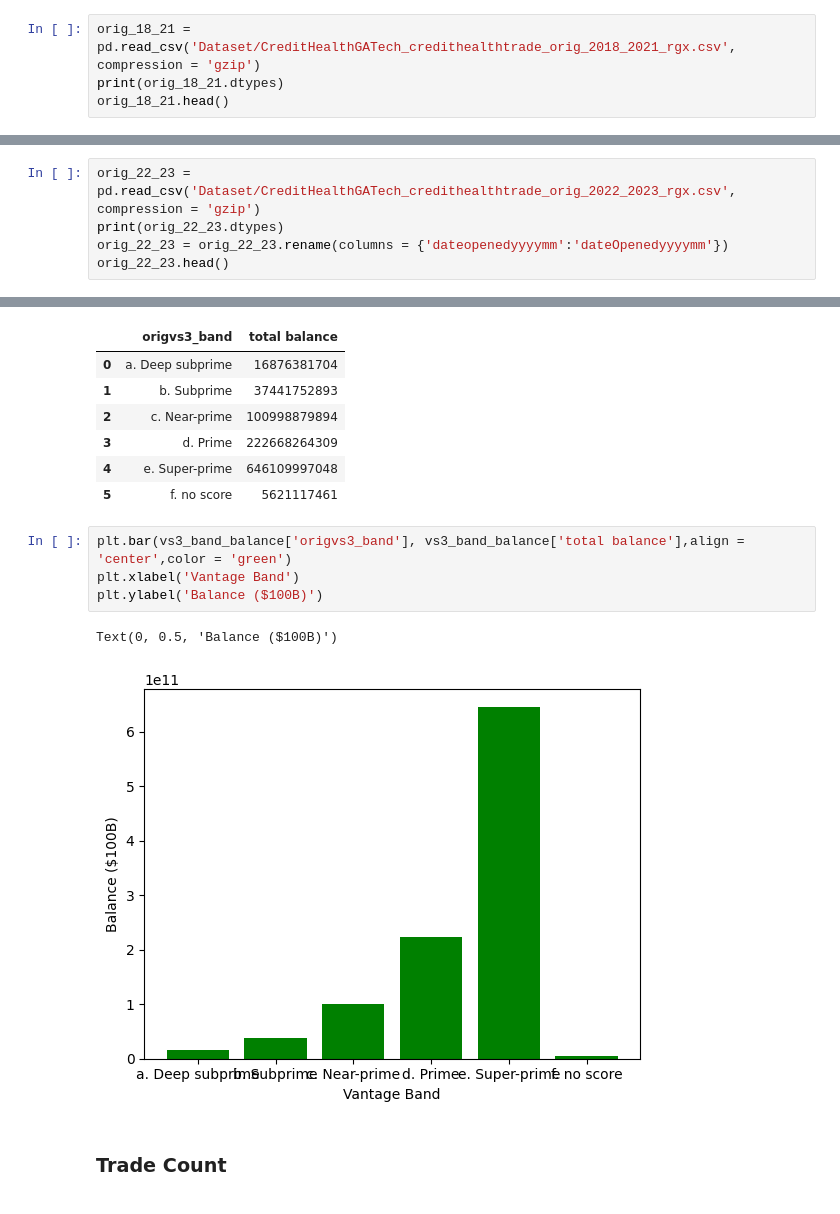
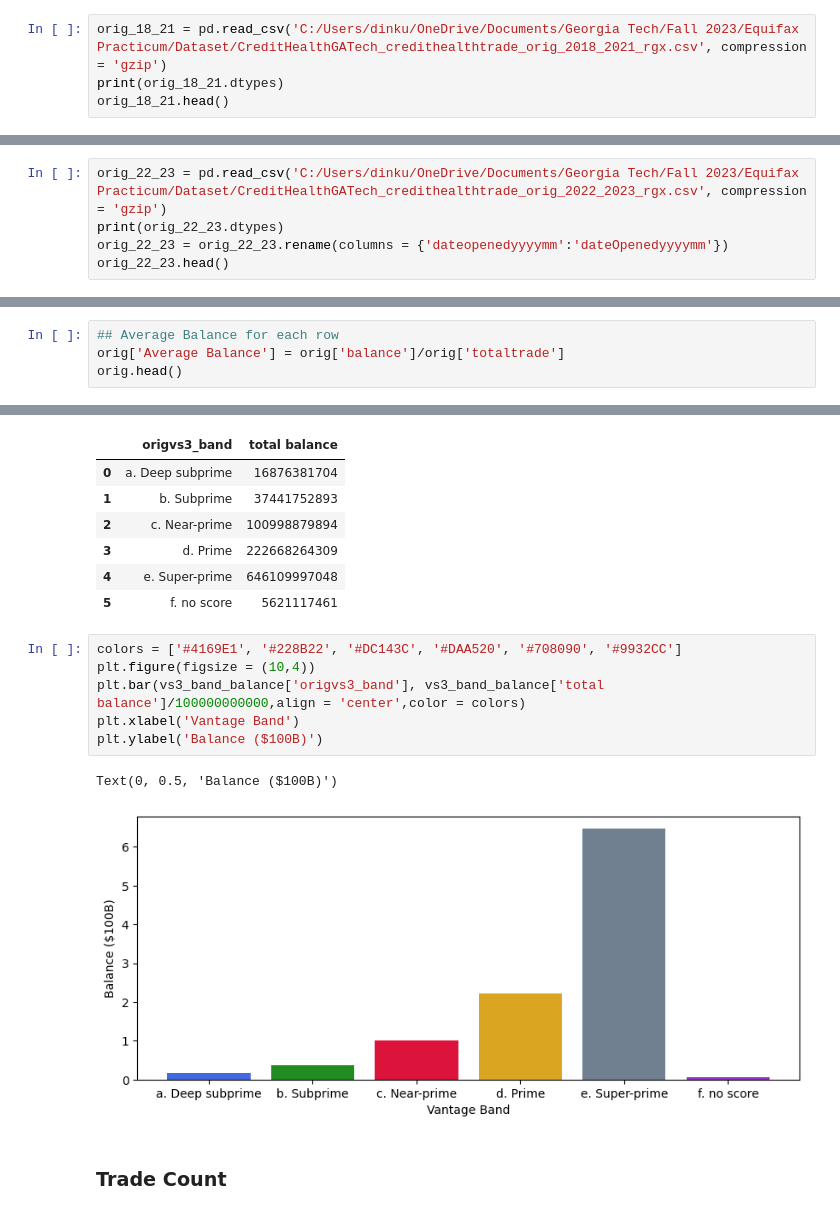
Before and after one commit to HardikJain98/Insights-generation-on-Equifax-credit-data, a Jupyter notebook: EDA/EDA_origination.ipynb, the cells around one changed output, grey strips where cells are left out. Saved outputs shown, nothing was run; the diff lists cells and outputs as text.

```diff
--- a/EDA/EDA_origination.ipynb
+++ b/EDA/EDA_origination.ipynb
@@ -5,7 +5,7 @@ import matplotlib.pyplot as plt
 import sklearn
 import seaborn as sns
 # %%
-orig_18_21 = pd.read_csv('Dataset/CreditHealthGATech_credithealthtrade_orig_2018_2021_rgx.csv', compression = 'gzip')
+orig_18_21 = pd.read_csv('C:/Users/dinku/OneDrive/Documents/Georgia Tech/Fall 2023/Equifax Practicum/Dataset/CreditHealthGATech_credithealthtrade_orig_2018_2021_rgx.csv', compression = 'gzip')
 print(orig_18_21.dtypes)
 orig_18_21.head()
 # %% [output]
@@ -26,7 +26,7 @@ dtype: object
 | 3 | d. Prime | 202104 | Other | 256 | 5443109 | 7518002 | 177394 | ... |
 | 4 | d. Prime | 201906 | Bankcard | 256 | 637741 | 3189134 | 176490 | ... |
 # %%
-orig_22_23 = pd.read_csv('Dataset/CreditHealthGATech_credithealthtrade_orig_2022_2023_rgx.csv', compression = 'gzip')
+orig_22_23 = pd.read_csv('C:/Users/dinku/OneDrive/Documents/Georgia Tech/Fall 2023/Equifax Practicum/Dataset/CreditHealthGATech_credithealthtrade_orig_2022_2023_rgx.csv', compression = 'gzip')
 print(orig_22_23.dtypes)
 orig_22_23 = orig_22_23.rename(columns = {'dateopenedyyyymm':'dateOpenedyyyymm'})
 orig_22_23.head()
@@ -99,0 +100,4 @@ print(orig['product2'].unique())
+# %%
+## Average Balance for each row
+orig['Average Balance'] = orig['balance']/orig['totaltrade']
+orig.head()
@@ -344,12 +407,14 @@ vs3_band_balance
 | 4 | e. Super-prime | 646109997048 |
 | 5 | f. no score | 5621117461 |
 # %%
-plt.bar(vs3_band_balance['origvs3_band'], vs3_band_balance['total balance'],align = 'center',color = 'green')
+colors = ['#4169E1', '#228B22', '#DC143C', '#DAA520', '#708090', '#9932CC']
+plt.figure(figsize = (10,4))
+plt.bar(vs3_band_balance['origvs3_band'], vs3_band_balance['total balance']/100000000000,align = 'center',color = colors)
 plt.xlabel('Vantage Band')
 plt.ylabel('Balance ($100B)')
 # %% [output]
 Text(0, 0.5, 'Balance ($100B)')
-[figure, old version]
+[figure, new version]
 # %% [markdown]
 ### Trade Count
 # %%
```
Also changed, not shown: parts of 27 cells of this notebook.
